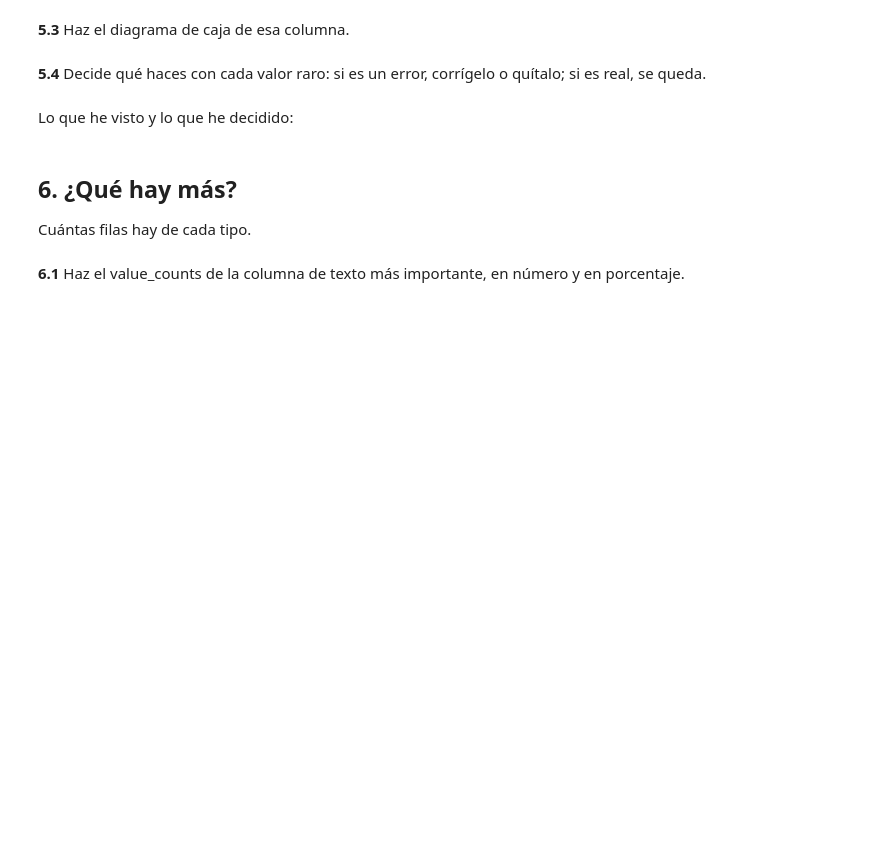
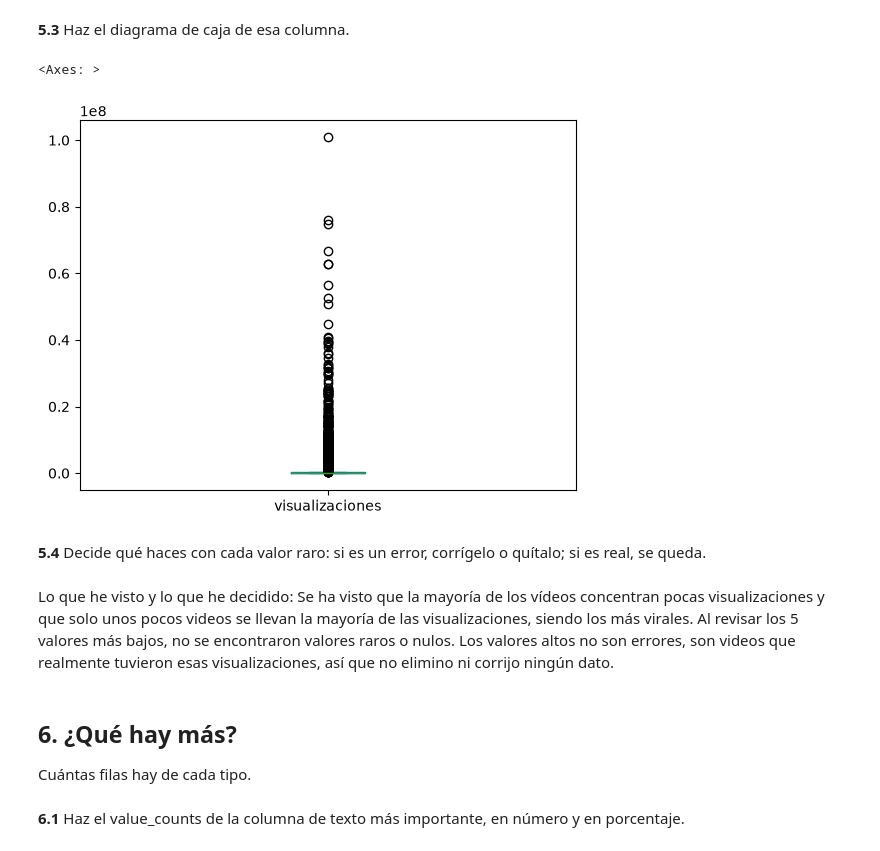
Before and after one commit to Sebascode21/PROYECTO-1-YOUTUBE, a Jupyter notebook: proyecto-m1/eda.ipynb, the cells around one changed output. Cells and saved outputs as stored; diff of their text form; code cells hidden in the pictures; blank space fills up the shorter version.

```diff
--- a/proyecto-m1/eda.ipynb
+++ b/proyecto-m1/eda.ipynb
@@ -84,9 +355,14 @@ Busca los valores extremos y decide si son errores o casos reales.
 # %% [markdown]
 **5.3** Haz el diagrama de caja de esa columna.
+# %%
+videos["visualizaciones"].plot(kind="box")
+# %% [output]
+<Axes: >
+[figure, added]
 # %% [markdown]
 **5.4** Decide qué haces con cada valor raro: si es un error, corrígelo o quítalo; si es real, se queda.
 # %% [markdown]
-Lo que he visto y lo que he decidido:
+Lo que he visto y lo que he decidido: Se ha visto que la mayoría de los vídeos concentran pocas visualizaciones y que solo unos pocos videos se llevan la mayoría de las visualizaciones, siendo los más virales. Al revisar los 5 valores más bajos, no se encontraron valores raros o nulos. Los valores altos no son errores, son videos que realmente tuvieron esas visualizaciones, así que no elimino ni corrijo ningún dato.
 # %% [markdown]
 ## 6. ¿Qué hay más?
 
```
Also changed, not shown: parts of 39 cells of this notebook, 2 other files.
